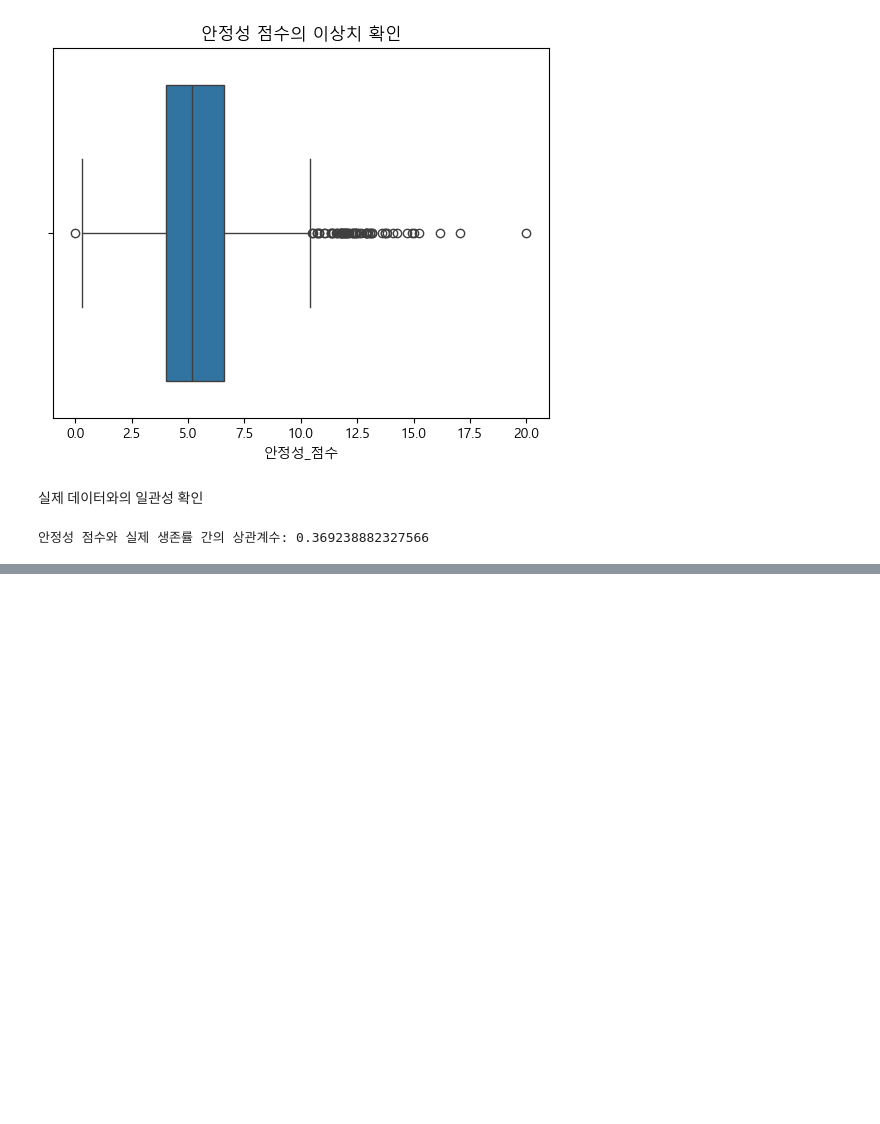
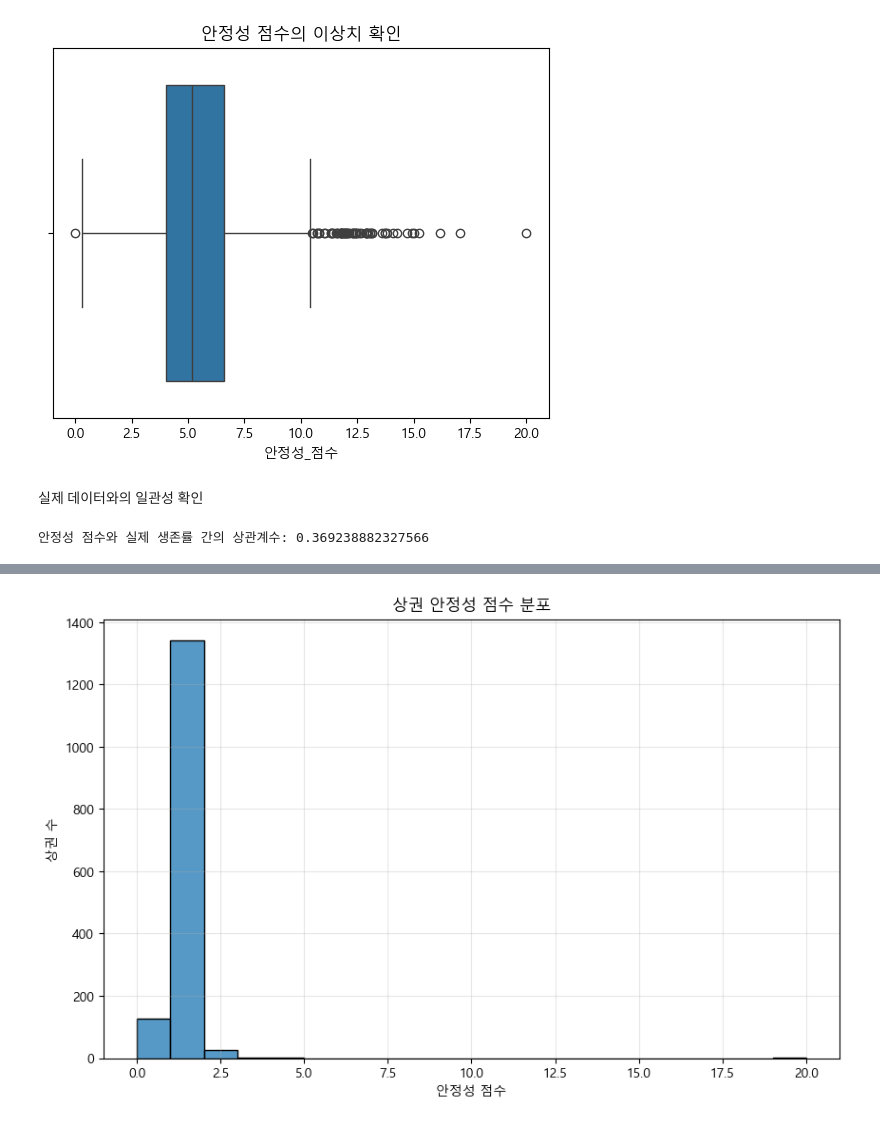
Before and after one commit to medici-bda10-sda/sda.final.project, a Jupyter notebook: 2025-02-24.ipynb, the cells around one changed output, grey strips where cells are left out. Saved outputs shown, nothing was run; the diff lists cells and outputs as text; code cells hidden in the pictures; blank space fills up the shorter version.

```diff
--- a/2025-02-24.ipynb
+++ b/2025-02-24.ipynb
@@ -1708,0 +1808,16 @@ print("안정성 점수와 실제 생존률 간의 상관계수:", correlation)
+# %%
+# 히스토그램 생성
+plt.figure(figsize=(10, 6))
+sns.histplot(data=result_df, x='안정성_점수', bins=20)
+
+# 그래프 제목과 축 레이블 설정
+plt.title('상권 안정성 점수 분포')
+plt.xlabel('안정성 점수')
+plt.ylabel('상권 수')
+
+# 그리드 추가
+plt.grid(True, alpha=0.3)
+
+plt.show()
+# %% [output]
+[figure, added]
```
Also changed, not shown: parts of 7 cells of this notebook, 2 other files.
